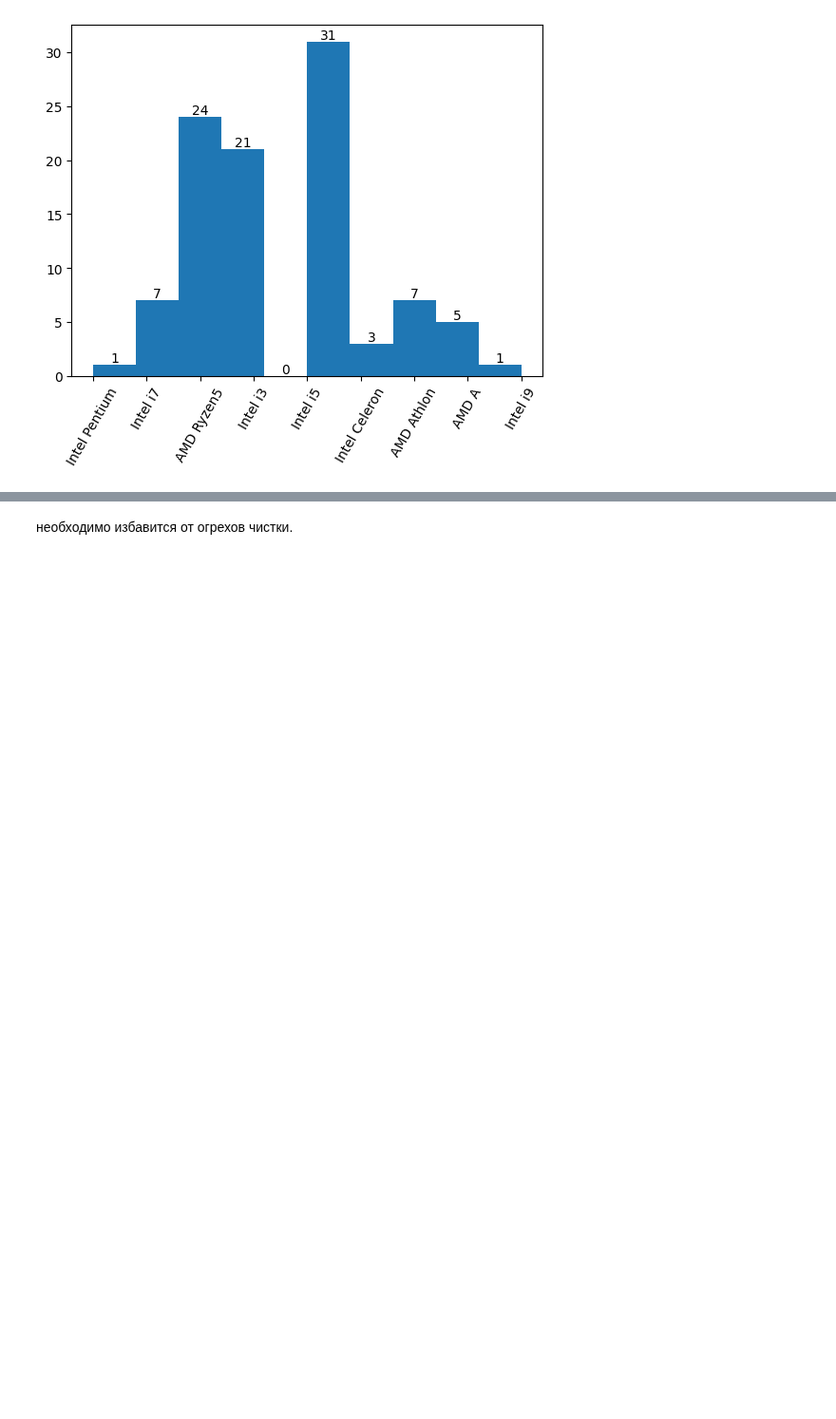
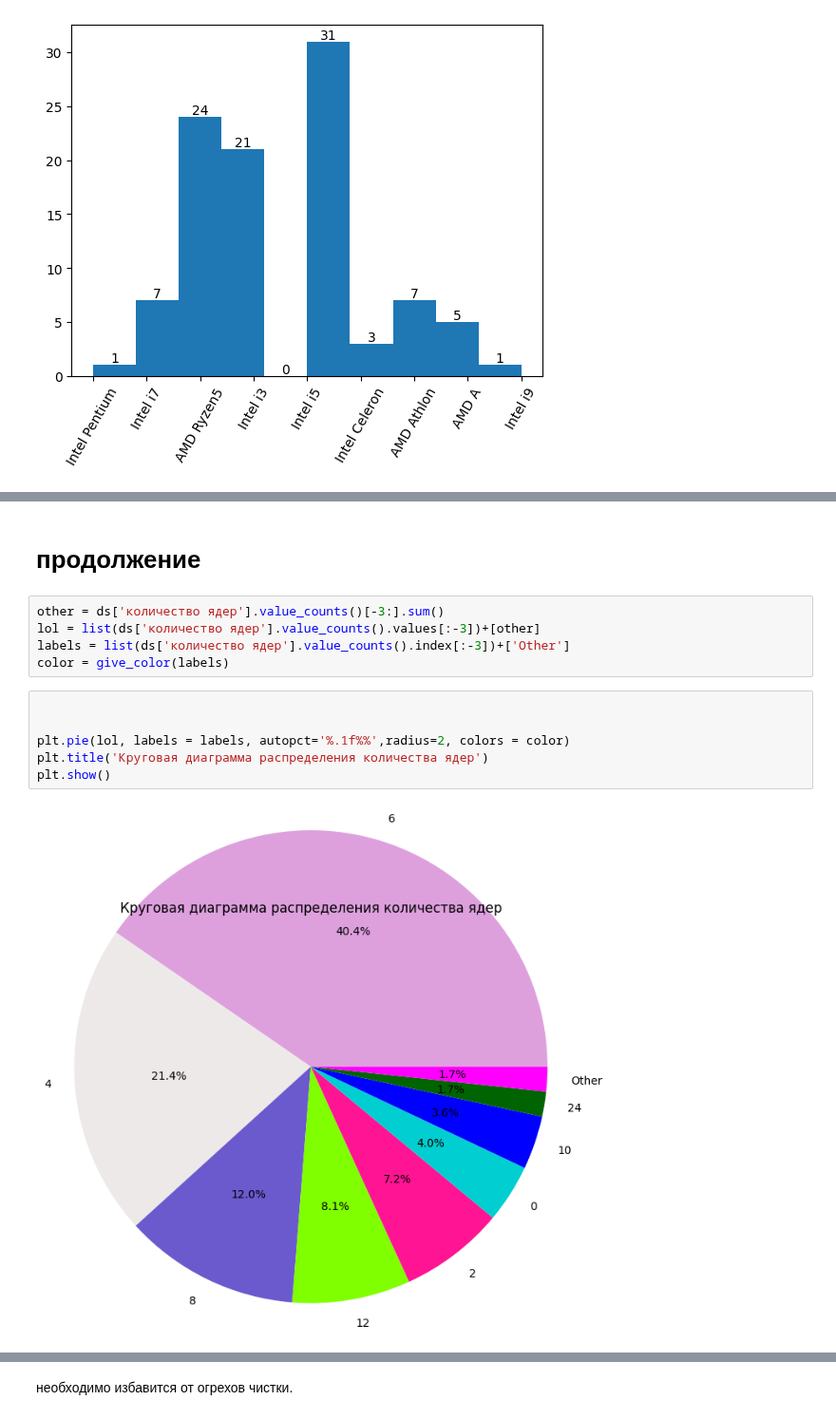
Before and after one commit to EZSib/data_-analytics2023, a Jupyter notebook: practice_eda_Efim.ipynb, the cells around one changed output, grey strips where cells are left out. Shown at 95% size. Cells and saved outputs as stored; diff of their text form; blank space fills up the shorter version.

```diff
--- a/practice_eda_Efim.ipynb
+++ b/practice_eda_Efim.ipynb
@@ -762,0 +943,15 @@ ds['количество ядер'] = ds['количество ядер'].apply(
+# %% [markdown]
+# продолжение
+# %%
+other = ds['количество ядер'].value_counts()[-3:].sum()
+lol = list(ds['количество ядер'].value_counts().values[:-3])+[other]
+labels = list(ds['количество ядер'].value_counts().index[:-3])+['Other']
+color = give_color(labels)
+# %%
+
+
+plt.pie(lol, labels = labels, autopct='%.1f%%',radius=2, colors = color)
+plt.title('Круговая диаграмма распределения количества ядер')
+plt.show()
+# %% [output]
+[figure, added]
```
Also changed, not shown: parts of 23 cells of this notebook.
